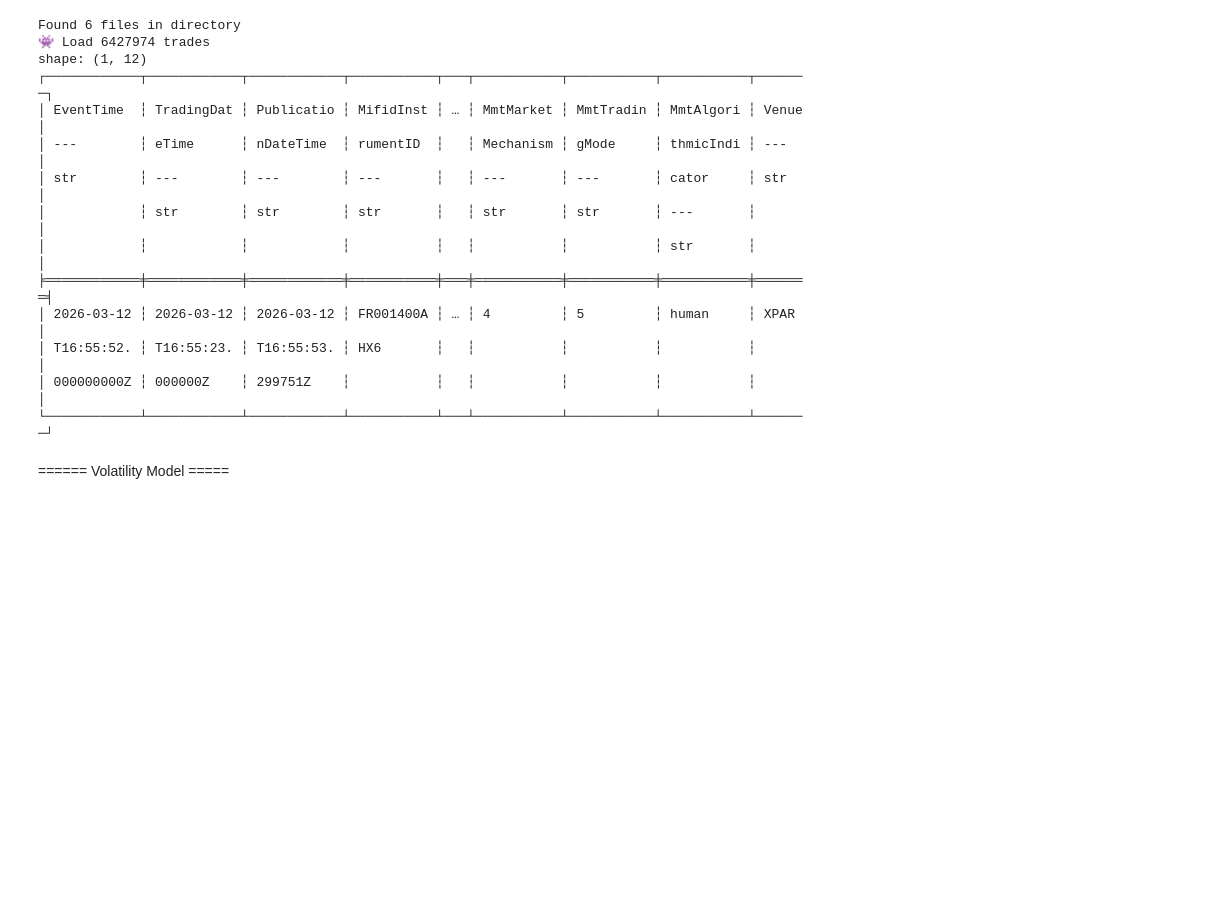
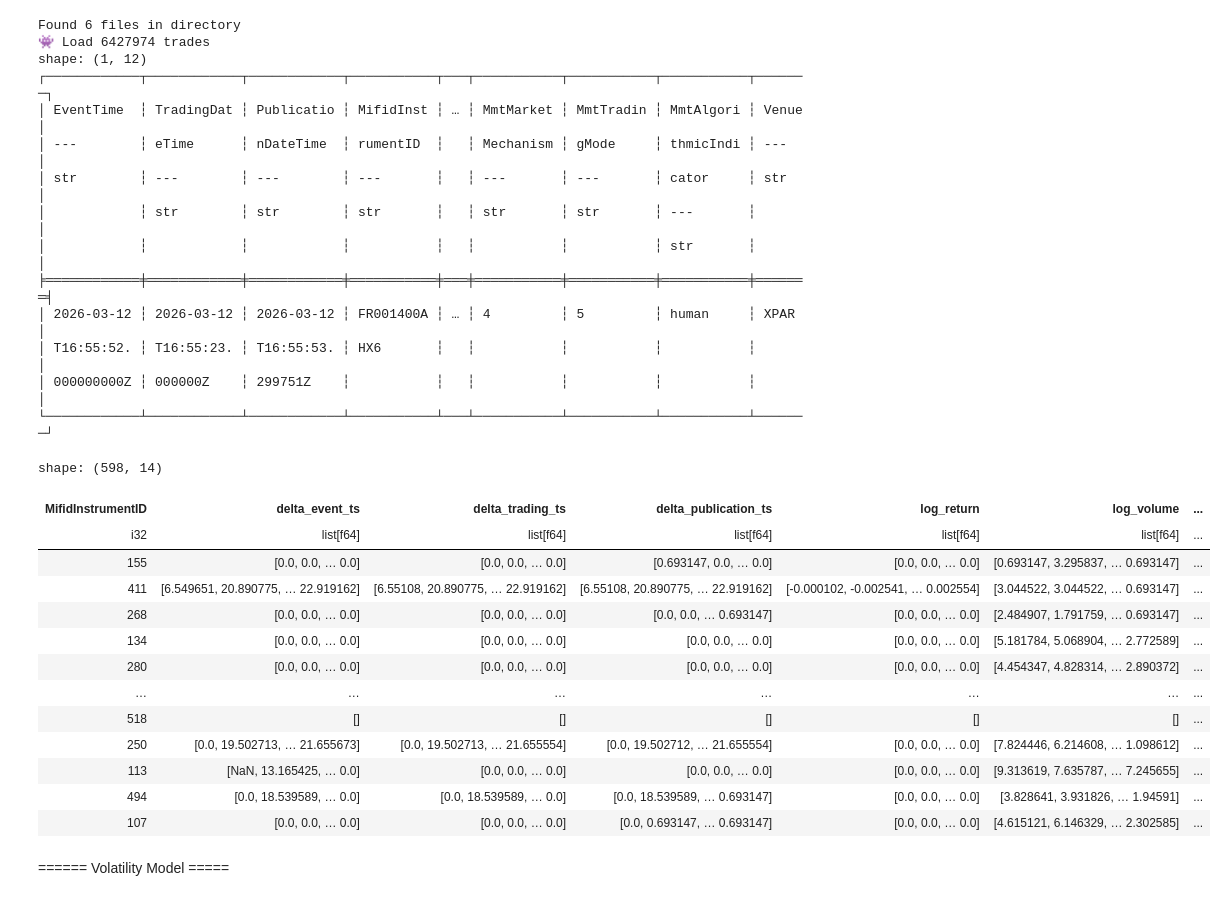
Before and after one commit to ArseneD10/clustering-euronext-trades, a Jupyter notebook: notebook.ipynb, the cells around one changed output. Drawn from its saved outputs; the diff is of its cells as text; code cells hidden in the pictures; blank space fills up the shorter version.

```diff
--- a/notebook.ipynb
+++ b/notebook.ipynb
@@ -7,45 +7,60 @@ from src.config import OptimizerConfig, EncoderConfig
 from src.processing import get_all_dataset, get_trades_tokenizer, get_volatility_seq, save_tokenizer, load_tokenizer, get_num_embedding, compute_df_feature, encode_df_feature
 
 CATEGORIAL_COLUMNS = ["TradeType", "MifidInstrumentID", "MmtMarketMechanism", "MmtTradingMode", "MmtAlgorithmicIndicator", "Venue"]
-CONTINUOUS_COLUMNS = ["delta_event_ts", "log_return", "log_volume", "norm_log_return", "norm_volume"]
+CONTINUOUS_COLUMNS = ["delta_event_ts", "log_volume", "norm_volume", "time_cos", "time_sin"]
 SEQUENCE_SIZE = 60
 VOLATILITY_SCALE = 10
 SAVE_DIR = "weight"
+ENCODER_DEPTH = 4
+EMBEDDING_DIM = [4, 8, 4, 4, 4, 4] # 8 for InstrumentID to get better clustering
 
 dataset = get_all_dataset(dir="equities_trade")
 
 print(f"👾 Load {len(dataset)} trades")
 print(dataset.tail(1))
 
-tokenizer = get_trades_tokenizer(dataset, cat_columns= CATEGORIAL_COLUMNS)
-save_tokenizer(tokenizer=tokenizer, path="tokenizer.json")
-del(tokenizer)
-tokenizer = load_tokenizer(path="tokenizer.json") # test save & load
+tokenizer = load_tokenizer(path="tokenizer.json")
 
 dataset = encode_df_feature(dataset, tokenizer)
 dataset = compute_df_feature(dataset, norm_log_return_window=10, norm_volume_window=10)
 
 
 encoder_config = EncoderConfig(num_continuous_col=len(CONTINUOUS_COLUMNS),
-                              depth=4,
-                              embedding_dim=[4, 8, 4, 4, 4, 4],
+                              depth=ENCODER_DEPTH,
+                              embedding_dim=EMBEDDING_DIM,
                               num_embedding=get_num_embedding(dataset, CATEGORIAL_COLUMNS),
                               categorical_col=CATEGORIAL_COLUMNS)
+
+dataset
 # %% [output]
 Found 6 files in directory
 👾 Load 6427974 trades
 shape: (1, 12)
 ┌────────────┬────────────┬────────────┬───────────┬───┬───────────┬───────────┬───────────┬───────┐
 │ EventTime  ┆ TradingDat ┆ Publicatio ┆ MifidInst ┆ … ┆ MmtMarket ┆ MmtTradin ┆ MmtAlgori ┆ Venue │
 │ ---        ┆ eTime      ┆ nDateTime  ┆ rumentID  ┆   ┆ Mechanism ┆ gMode     ┆ thmicIndi ┆ ---   │
 │ str        ┆ ---        ┆ ---        ┆ ---       ┆   ┆ ---       ┆ ---       ┆ cator     ┆ str   │
 │            ┆ str        ┆ str        ┆ str       ┆   ┆ str       ┆ str       ┆ ---       ┆       │
 │            ┆            ┆            ┆           ┆   ┆           ┆           ┆ str       ┆       │
 ╞════════════╪════════════╪════════════╪═══════════╪═══╪═══════════╪═══════════╪═══════════╪═══════╡
 │ 2026-03-12 ┆ 2026-03-12 ┆ 2026-03-12 ┆ FR001400A ┆ … ┆ 4         ┆ 5         ┆ human     ┆ XPAR  │
 │ T16:55:52. ┆ T16:55:23. ┆ T16:55:53. ┆ HX6       ┆   ┆           ┆           ┆           ┆       │
 │ 000000000Z ┆ 000000Z    ┆ 299751Z    ┆           ┆   ┆           ┆           ┆           ┆       │
 └────────────┴────────────┴────────────┴───────────┴───┴───────────┴───────────┴───────────┴───────┘
+shape: (598, 14)
+| MifidInstrumentID | delta_event_ts | delta_trading_ts | delta_publication_ts | log_return | log_volume | ... |
+| i32 | list[f64] | list[f64] | list[f64] | list[f64] | list[f64] | ... |
+| 155 | [0.0, 0.0, … 0.0] | [0.0, 0.0, … 0.0] | [0.693147, 0.0, … 0.0] | [0.0, 0.0, … 0.0] | [0.693147, 3.295837, … 0.693147] | ... |
+| 411 | [6.549651, 20.890775, … 22.919162] | [6.55108, 20.890775, … 22.919162] | [6.55108, 20.890775, … 22.919162] | [-0.000102, -0.002541, … 0.002554] | [3.044522, 3.044522, … 0.693147] | ... |
+| 268 | [0.0, 0.0, … 0.0] | [0.0, 0.0, … 0.0] | [0.0, 0.0, … 0.693147] | [0.0, 0.0, … 0.0] | [2.484907, 1.791759, … 0.693147] | ... |
+| 134 | [0.0, 0.0, … 0.0] | [0.0, 0.0, … 0.0] | [0.0, 0.0, … 0.0] | [0.0, 0.0, … 0.0] | [5.181784, 5.068904, … 2.772589] | ... |
+| 280 | [0.0, 0.0, … 0.0] | [0.0, 0.0, … 0.0] | [0.0, 0.0, … 0.0] | [0.0, 0.0, … 0.0] | [4.454347, 4.828314, … 2.890372] | ... |
+| … | … | … | … | … | … | ... |
+| 518 | [] | [] | [] | [] | [] | ... |
+| 250 | [0.0, 19.502713, … 21.655673] | [0.0, 19.502713, … 21.655554] | [0.0, 19.502712, … 21.655554] | [0.0, 0.0, … 0.0] | [7.824446, 6.214608, … 1.098612] | ... |
+| 113 | [NaN, 13.165425, … 0.0] | [0.0, 0.0, … 0.0] | [0.0, 0.0, … 0.0] | [0.0, 0.0, … 0.0] | [9.313619, 7.635787, … 7.245655] | ... |
+| 494 | [0.0, 18.539589, … 0.0] | [0.0, 18.539589, … 0.0] | [0.0, 18.539589, … 0.693147] | [0.0, 0.0, … 0.0] | [3.828641, 3.931826, … 1.94591] | ... |
+| 107 | [0.0, 0.0, … 0.0] | [0.0, 0.0, … 0.0] | [0.0, 0.693147, … 0.693147] | [0.0, 0.0, … 0.0] | [4.615121, 6.146329, … 2.302585] | ... |
 # %% [markdown]
 ====== Volatility Model =====
 # %%
```
Also changed, not shown: parts of 8 cells of this notebook, 13 other files.
